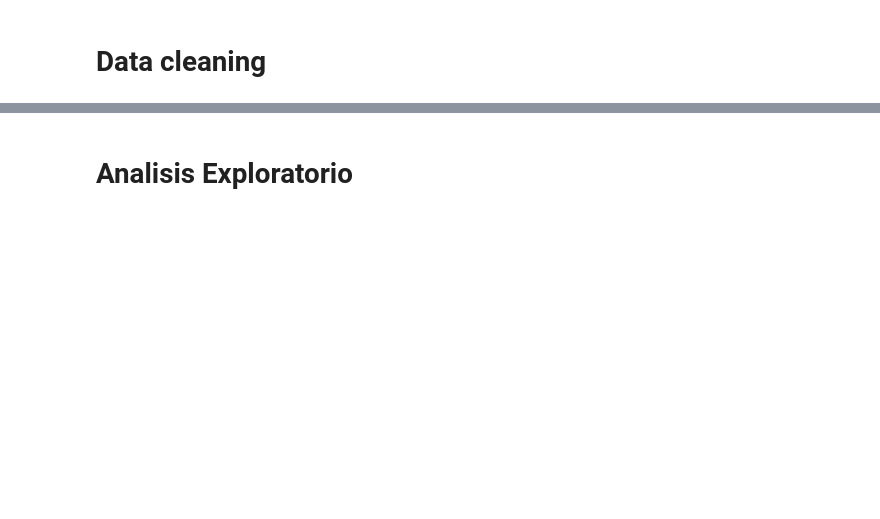
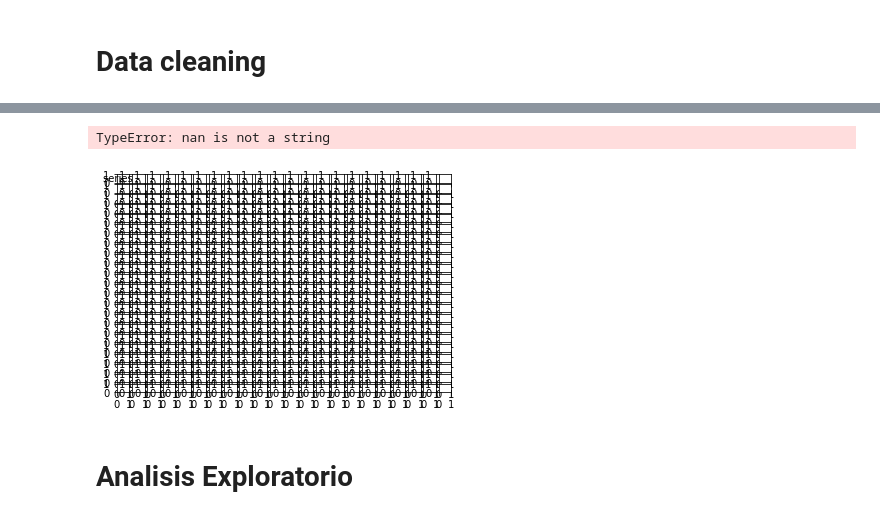
Before and after one commit to nbuzzano/7506-zonaprop, a Jupyter notebook: zonaprop-data-analysis.ipynb, the cells around one changed output, grey strips where cells are left out. Drawn from its saved outputs; the diff is of its cells as text; code cells hidden in the pictures; blank space fills up the shorter version.

```diff
--- a/zonaprop-data-analysis.ipynb
+++ b/zonaprop-data-analysis.ipynb
@@ -65,0 +81,5 @@ df.loc[df['direccion'] == 'Paseo de la Cañada']
+# %%
+def get_column(A, j):
+    return A.iloc[:,j]
+#    return [A_i[j]    # jth element of row A_i
+#       for A_i in A] # for each row A_i
@@ -66,2 +97,32 @@ df.loc[df['direccion'] == 'Paseo de la Cañada']
+# %%
+#detectando outliers visualmente
+
+_, num_columns = df.shape
+fig, ax = plt.subplots(num_columns, num_columns)
+
+for i in range(num_columns):
+    for j in range(num_columns):
+
+        # scatter column_j on the x-axis vs column_i on the y-axis
+        if i != j: ax[i][j].scatter(get_column(df, j), get_column(df, i))
+
+        # unless i == j, in which case show the series name
+        else: ax[i][j].annotate("series " + str(i), (0.5, 0.5),
+                                xycoords='axes fraction',
+                                ha="center", va="center")
+
+        # then hide axis labels except left and bottom charts
+        if i < num_columns - 1: ax[i][j].xaxis.set_visible(False)
+        if j > 0: ax[i][j].yaxis.set_visible(False)
+
+# fix the bottom right and top left axis labels, which are wrong because
+# their charts only have text in them
+ax[-1][-1].set_xlim(ax[0][-1].get_xlim())
+ax[0][0].set_ylim(ax[0][1].get_ylim())
+
+plt.show()
+# %% [output]
+TypeError: nan is not a string
+[figure, added]
 # %% [markdown]
 # Analisis Exploratorio
```
Also changed, not shown: parts of 15 cells of this notebook.
